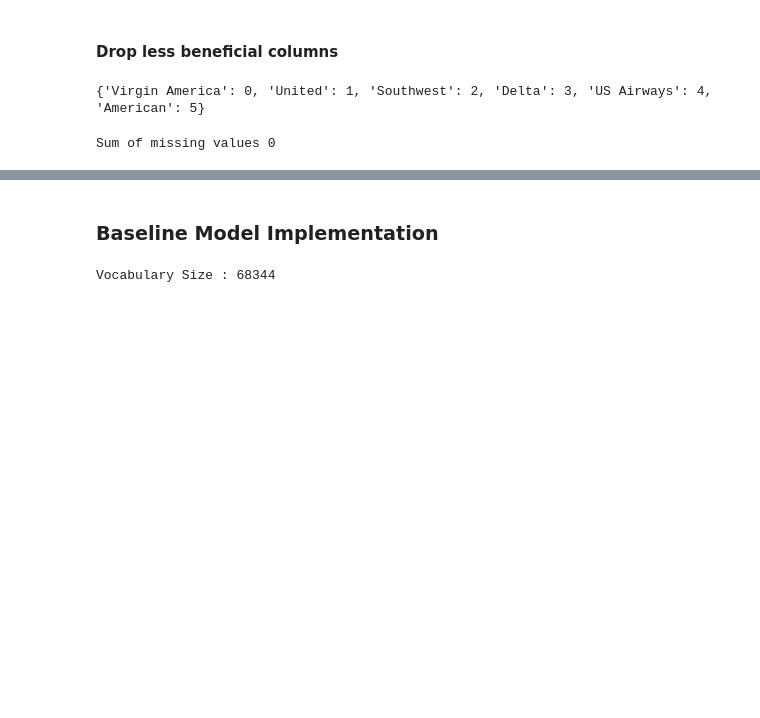
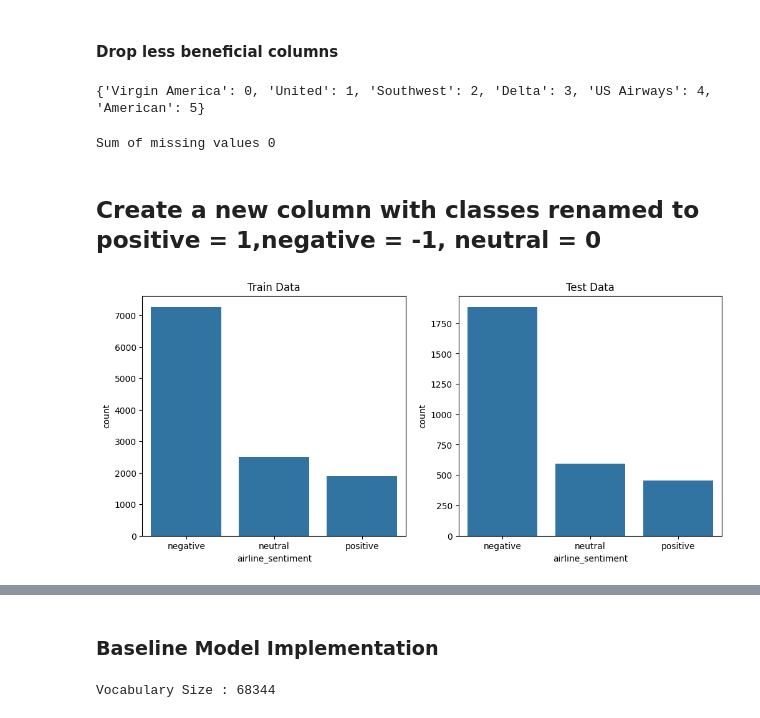
Before and after one commit to elyte5star/NLP, a Jupyter notebook: DAT305.ipynb, the cells around one changed output, grey strips where cells are left out. Saved outputs shown, nothing was run; the diff lists cells and outputs as text; code cells hidden in the pictures; blank space fills up the shorter version.

```diff
--- a/DAT305.ipynb
+++ b/DAT305.ipynb
@@ -746,6 +746,8 @@ dataset.drop(['user_tag','tweet_id','airline','name','negativereason','tweet_cre
 print("Sum of missing values",sum(dataset.isnull().sum()))
 # %% [output]
 Sum of missing values 0
+# %% [markdown]
+## Create a new column with classes renamed to positive = 1,negative = -1, neutral = 0
 # %%
 target_dict = {'positive':1,'negative': -1,'neutral': 0}
 dataset['target'] = dataset['airline_sentiment'].map(target_dict)
@@ -761,3 +765,13 @@ train, test = split_dataset(dataset,0.2)
+# %%
+fig, ax = plt.subplots(1, 2, figsize=(12, 5))
+sns.countplot(x='airline_sentiment', data=train, ax=ax[0])
+sns.countplot(x='airline_sentiment', data=test, ax=ax[1])
+ax[0].set_title('Train Data')
+ax[1].set_title('Test Data')
+plt.show()
+del ax,fig
+# %% [output]
+[figure, added]
 # %%
 print(train.shape,test.shape)
 # %% [output]
```
Also changed, not shown: parts of 16 cells of this notebook.
